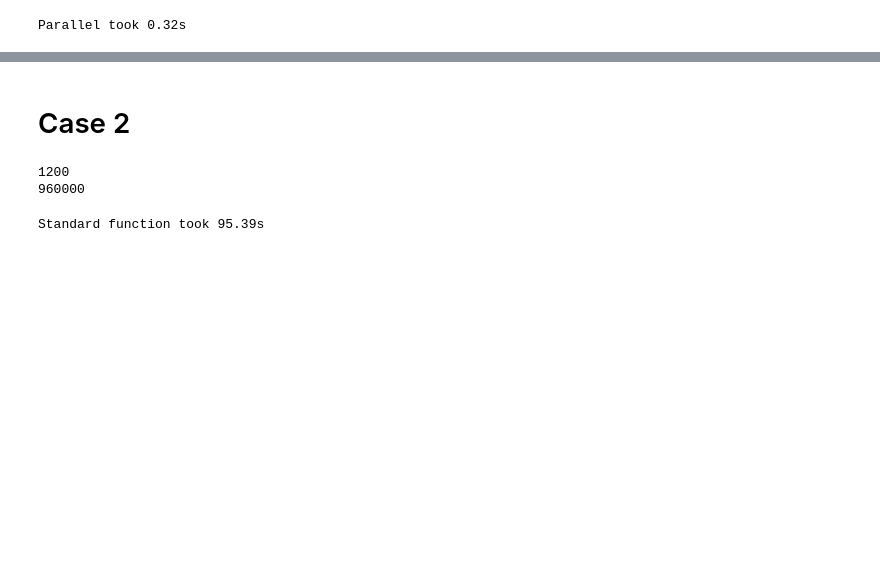
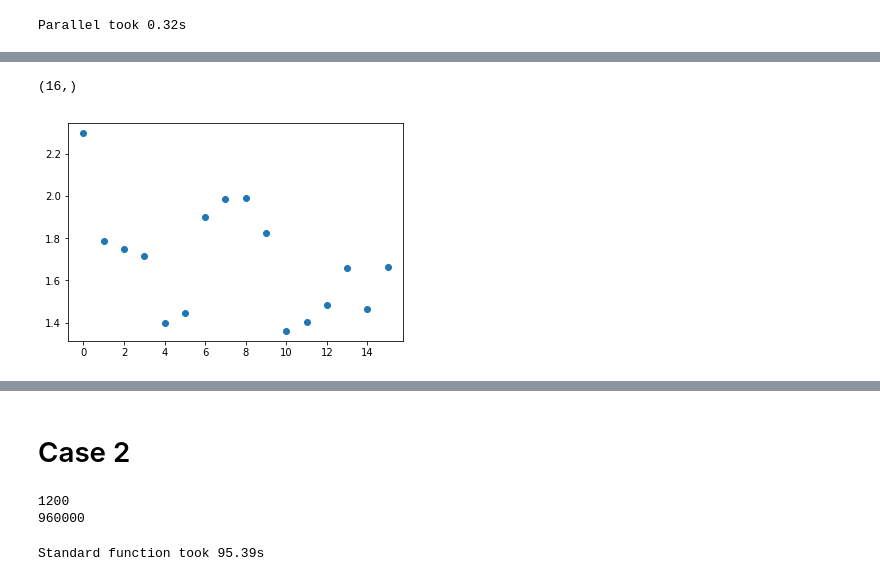
Before and after one commit to JeroenDM/planar_python_robotics, a Jupyter notebook: benchmark_planning_cases.py.ipynb, the cells around one changed output, grey strips where cells are left out. Saved outputs shown, nothing was run; the diff lists cells and outputs as text; code cells hidden in the pictures; blank space fills up the shorter version.

Commit message:
some design of experiment testing

```diff
--- a/benchmark_planning_cases.py.ipynb
+++ b/benchmark_planning_cases.py.ipynb
@@ -56,0 +70,23 @@ plt.show()
+# %%
+Q = path_js1 # discretised solution space
+T_max = 1.0    # fixed runtime for every ga run
+N_run = 10      # how many times an experiment is repeated
+
+# experiment design
+pop_size =   [50, 100, 150, 200]
+cross_rate = [0.3, 0.5, 0.7, 0.9]
+mut_rate =   [0.05, 0.1, 0.2]
+
+A = np.loadtxt("design_16_L443.txt").astype('int32')
+
+# map 0, 1, 2, (3) in matrix A on parameter data
+experiments = []
+for row in A:
+    experiments.append([pop_size[row[0]], cross_rate[row[1]], mut_rate[row[2]]])
+
+# random experiment order
+np.random.shuffle(experiments)
+print(experiments)
+
+# total runtime
+N_run * T_max * len(experiments)
@@ -56,0 +96,10 @@ plt.show()
+# %%
+runs = []
+for run in range(N_run):
+    sols = []
+    for e in experiments:
+        sols.append(get_shortest_path_ga(Q, T_run=T_max, cross_rate=e[1], mut_rate=e[2], pop_size=e[0]))
+    runs.append(sols)
+# %%
+results = np.array([[sol['length'] for sol in run] for run in runs])
+print(results)
@@ -56,0 +124,8 @@ plt.show()
+# %%
+mean_results = np.mean(results, axis = 0)
+print(mean_results.shape)
+plt.plot(mean_results, 'o')
+plt.show()
+# %% [output]
+(16,)
+[figure, added]
```
Also changed, not shown: parts of 14 cells of this notebook, 2 other files.
